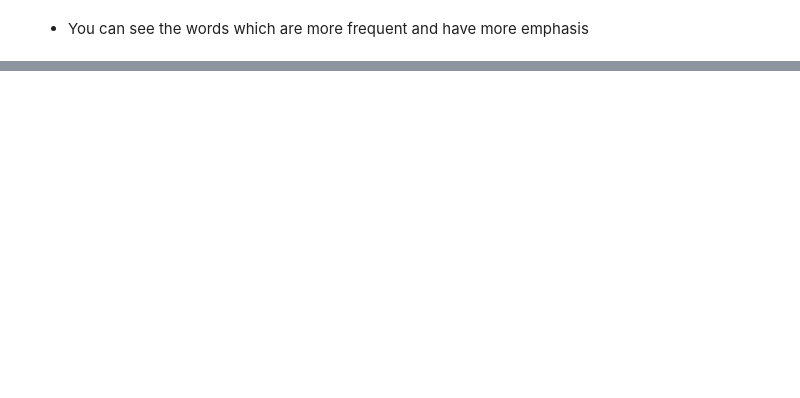
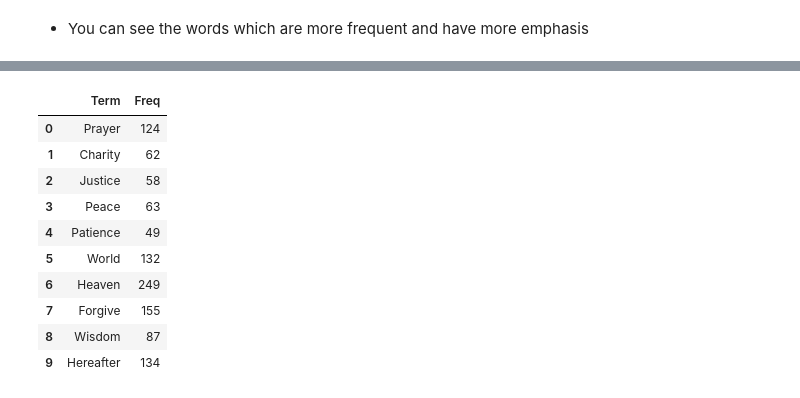
Before and after one commit to ali-bin-kashif/Quran-Dataset-EDA, a Jupyter notebook: quran_analysis.ipynb, the cells around one changed output, grey strips where cells are left out. Drawn from its saved outputs; the diff is of its cells as text; code cells hidden in the pictures; blank space fills up the shorter version.

```diff
--- a/quran_analysis.ipynb
+++ b/quran_analysis.ipynb
@@ -308,0 +339,37 @@ word_cloud_generator(surah_rahman_text, stopwords,'Ar-Rahman (the Most Gracious)
+# %%
+terms_list = [ 'prayer', 'charity', 'justice', 'peace', 'patience', 'world', 'heaven', 'forgive', 'wisdom', 'hereafter']
+
+terms_list_freq = {}
+
+for term in terms_list:
+    terms_list_freq[term] = 0
+
+for lab,row in quran_english.iterrows():
+    ayat_word_list = row['Text'].split(' ')
+    for word in ayat_word_list:
+        word = word.lower()
+        pattern = re.compile('[^a-zA-Z]')
+        word = pattern.sub('', word)
+        for term in terms_list_freq:
+            if word == term:
+                terms_list_freq[word] += 1
+            elif word.__contains__(term):
+                terms_list_freq[term] += 1
+
+terms_df = pd.DataFrame({'Term' : terms_list_freq.keys(),
+                         'Freq' : terms_list_freq.values()})
+
+terms_df['Term'] = terms_df['Term'].apply(str.capitalize)
+terms_df
+# %% [output]
+|  | Term | Freq |
+| 0 | Prayer | 124 |
+| 1 | Charity | 62 |
+| 2 | Justice | 58 |
+| 3 | Peace | 63 |
+| 4 | Patience | 49 |
+| 5 | World | 132 |
+| 6 | Heaven | 249 |
+| 7 | Forgive | 155 |
+| 8 | Wisdom | 87 |
+| 9 | Hereafter | 134 |
```
Also changed, not shown: parts of 10 cells of this notebook.
